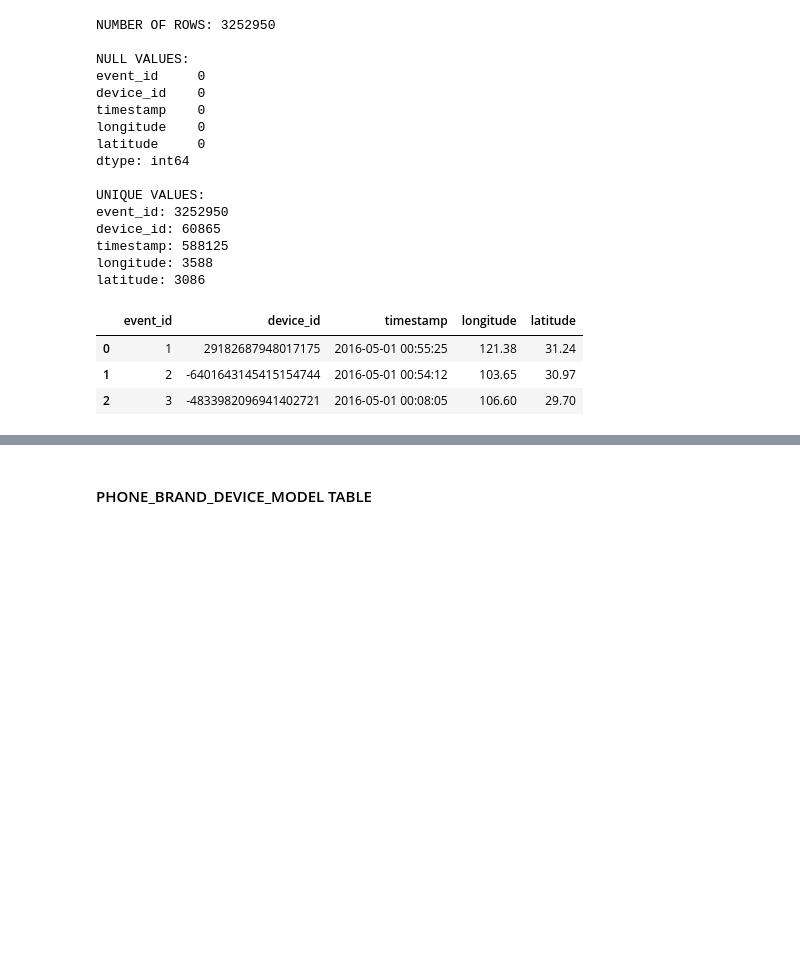
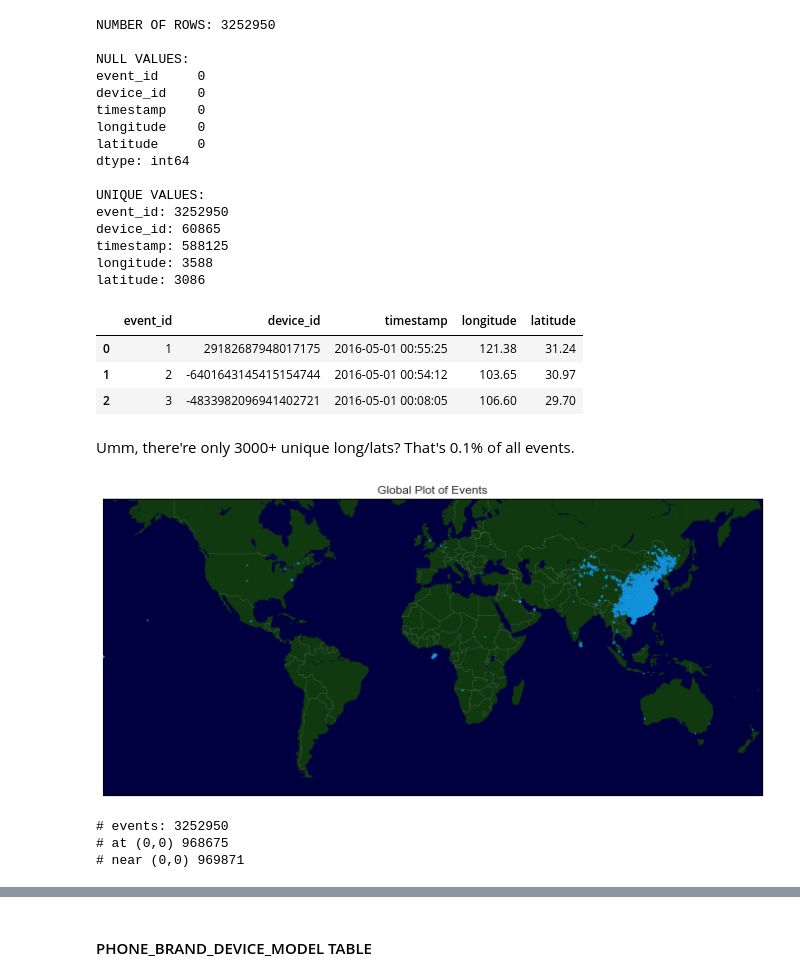
Before and after one commit to owichiencharoen/my_hw_repo, a Jupyter notebook: final-project/Owen's Final Project.ipynb, the cells around one changed output, grey strips where cells are left out. Drawn from its saved outputs; the diff is of its cells as text; code cells hidden in the pictures; blank space fills up the shorter version.

Commit message:
final project update

```diff
--- a/final-project/Owen's Final Project.ipynb
+++ b/final-project/Owen's Final Project.ipynb
@@ -63,7 +80,7 @@ Image(url='http://i.imgsafe.org/132c9be39b.png')
 # %% [output]
 [interactive output not drawn]
 # %%
-raw_events = pd.read_csv('../../kaggle_data/events.csv')
+raw_events = pd.read_csv('../../kaggle_data/events.csv', dtype={'device_id': np.str})
 # %%
 raw_label_categories = pd.read_csv('../../kaggle_data/label_categories.csv')
 raw_phone_brand_device_model = pd.read_csv('../../kaggle_data/phone_brand_device_model.csv',encoding='utf-8')
@@ -105,3 +122,43 @@ latitude: 3086
 | 0 | 1 | 29182687948017175 | 2016-05-01 00:55:25 | 121.38 | 31.24 |
 | 1 | 2 | -6401643145415154744 | 2016-05-01 00:54:12 | 103.65 | 30.97 |
 | 2 | 3 | -4833982096941402721 | 2016-05-01 00:08:05 | 106.60 | 29.70 |
+# %% [markdown]
+Umm, there're only 3000+ unique long/lats?  That's 0.1% of all events.
+# %%
+# GLOBAL PLOT of EVENTS
+df_events_sample = raw_events.sample(n=100000)
+plt.figure(1, figsize=(12,6))
+
+# Mercator of World
+m1 = Basemap(projection='merc',
+             llcrnrlat=-60,
+             urcrnrlat=65,
+             llcrnrlon=-180,
+             urcrnrlon=180,
+             lat_ts=0,
+             resolution='c')
+m1.fillcontinents(color='#103910',lake_color='#000040')
+m1.drawmapboundary(fill_color='#000040')
+m1.drawcountries(linewidth=0.1, color="w")
+
+# Plot the data
+mxy = m1(df_events_sample["longitude"].tolist(), df_events_sample["latitude"].tolist())
+m1.scatter(mxy[0], mxy[1], s=3, c="#1292db", lw=0, alpha=1, zorder=5)
+
+plt.title("Global Plot of Events")
+plt.show()
+# %% [output]
+[figure, added]
+# %%
+events_at0 = raw_events[(raw_events["longitude"]==0) & (raw_events["latitude"]==0)]
+events_near0 = raw_events[(raw_events["longitude"]>-1) &\
+                     (raw_events["longitude"]<1) &\
+                     (raw_events["latitude"]>-1) &\
+                     (raw_events["latitude"]<1)]
+print("# events:", len(raw_events))
+print("# at (0,0)", len(events_at0))
+print("# near (0,0)", len(events_near0))
+# %% [output]
+# events: 3252950
+# at (0,0) 968675
+# near (0,0) 969871
```
Also changed, not shown: parts of 8 cells of this notebook, 1 other file.
